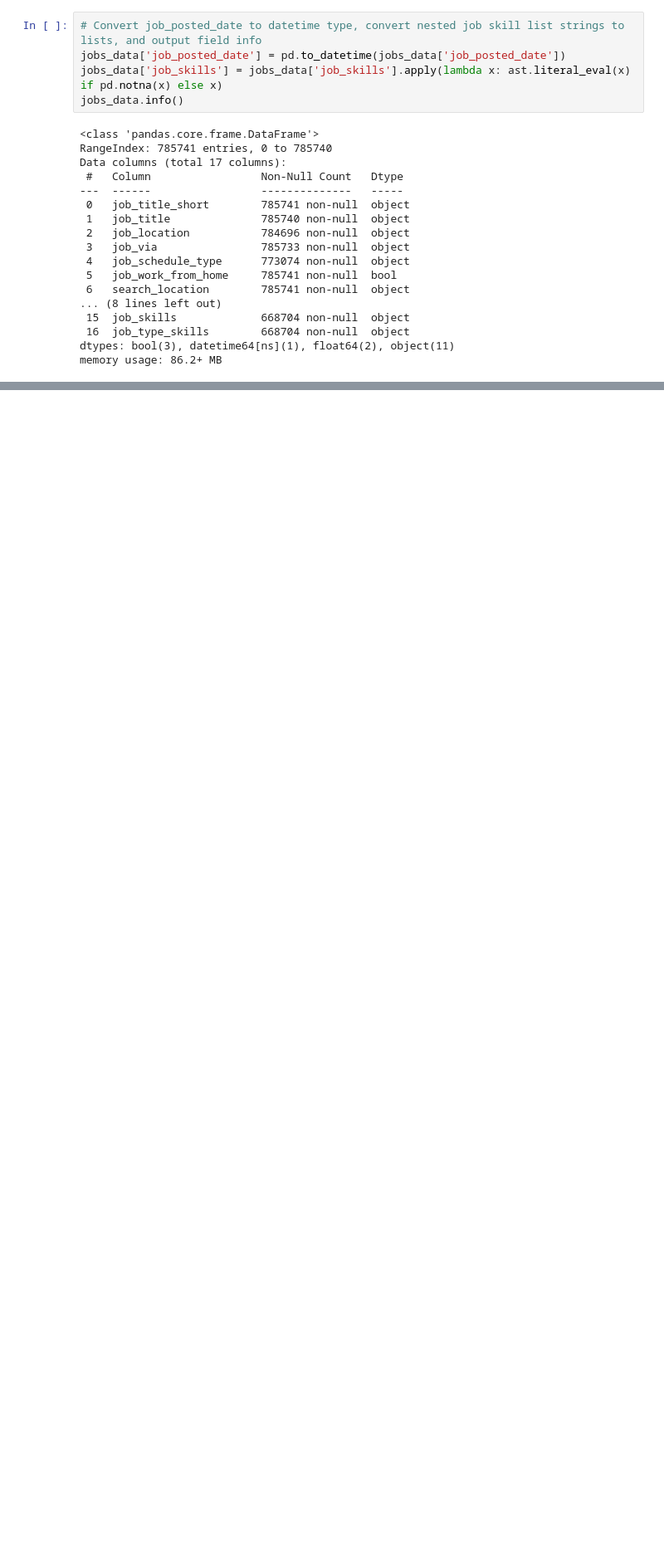
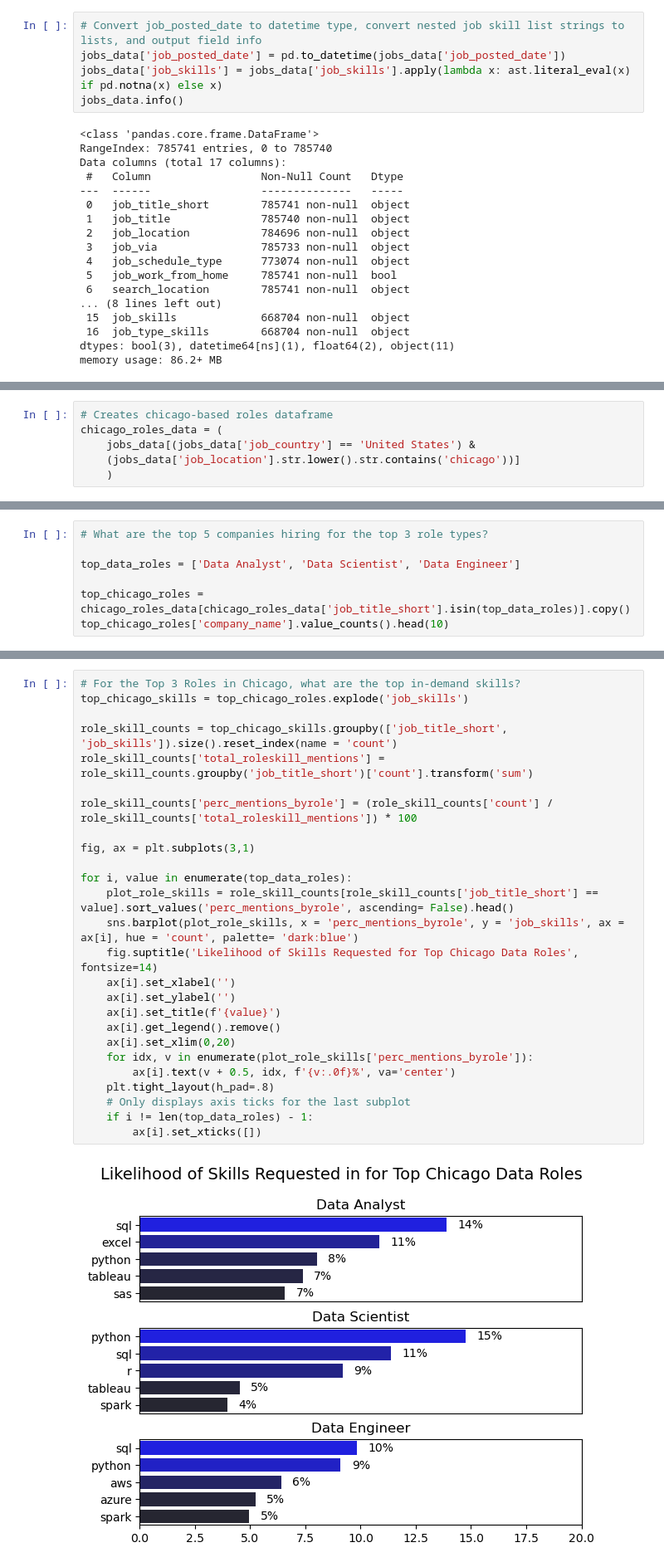
Before and after one commit to charlie-revord/Python_LBCourse_Revord_Project, a Jupyter notebook: data_workbook.ipynb, the cells around one changed output, grey strips where cells are left out. Shown at 83% size. Cells and saved outputs as stored; diff of their text form; blank space fills up the shorter version.

```diff
--- a/data_workbook.ipynb
+++ b/data_workbook.ipynb
@@ -47,0 +47,6 @@ plt.gca().yaxis.set_major_formatter(plt.FuncFormatter(lambda x, pos: f'${int(x/1
+# %%
+# Creates chicago-based roles dataframe
+chicago_roles_data = (
+    jobs_data[(jobs_data['job_country'] == 'United States') &
+    (jobs_data['job_location'].str.lower().str.contains('chicago'))]
+    )
@@ -47,0 +71,7 @@ plt.gca().yaxis.set_major_formatter(plt.FuncFormatter(lambda x, pos: f'${int(x/1
+# %%
+# What are the top 5 companies hiring for the top 3 role types?
+
+top_data_roles = ['Data Analyst', 'Data Scientist', 'Data Engineer']
+
+top_chicago_roles = chicago_roles_data[chicago_roles_data['job_title_short'].isin(top_data_roles)].copy()
+top_chicago_roles['company_name'].value_counts().head(10)
@@ -47,0 +91,28 @@ plt.gca().yaxis.set_major_formatter(plt.FuncFormatter(lambda x, pos: f'${int(x/1
+# %%
+# For the Top 3 Roles in Chicago, what are the top in-demand skills?
+top_chicago_skills = top_chicago_roles.explode('job_skills')
+
+role_skill_counts = top_chicago_skills.groupby(['job_title_short', 'job_skills']).size().reset_index(name = 'count')
+role_skill_counts['total_roleskill_mentions'] = role_skill_counts.groupby('job_title_short')['count'].transform('sum')
+
+role_skill_counts['perc_mentions_byrole'] = (role_skill_counts['count'] / role_skill_counts['total_roleskill_mentions']) * 100
+
+fig, ax = plt.subplots(3,1)
+
+for i, value in enumerate(top_data_roles):
+    plot_role_skills = role_skill_counts[role_skill_counts['job_title_short'] == value].sort_values('perc_mentions_byrole', ascending= False).head()
+    sns.barplot(plot_role_skills, x = 'perc_mentions_byrole', y = 'job_skills', ax = ax[i], hue = 'count', palette= 'dark:blue')
+    fig.suptitle('Likelihood of Skills Requested for Top Chicago Data Roles', fontsize=14)
+    ax[i].set_xlabel('')
+    ax[i].set_ylabel('')
+    ax[i].set_title(f'{value}')
+    ax[i].get_legend().remove()
+    ax[i].set_xlim(0,20)
+    for idx, v in enumerate(plot_role_skills['perc_mentions_byrole']):
+        ax[i].text(v + 0.5, idx, f'{v:.0f}%', va='center')
+    plt.tight_layout(h_pad=.8)
+    # Only displays axis ticks for the last subplot
+    if i != len(top_data_roles) - 1:
+        ax[i].set_xticks([])
+# %% [output]
+[figure, added]
```
Also changed, not shown: parts of 12 cells of this notebook.
